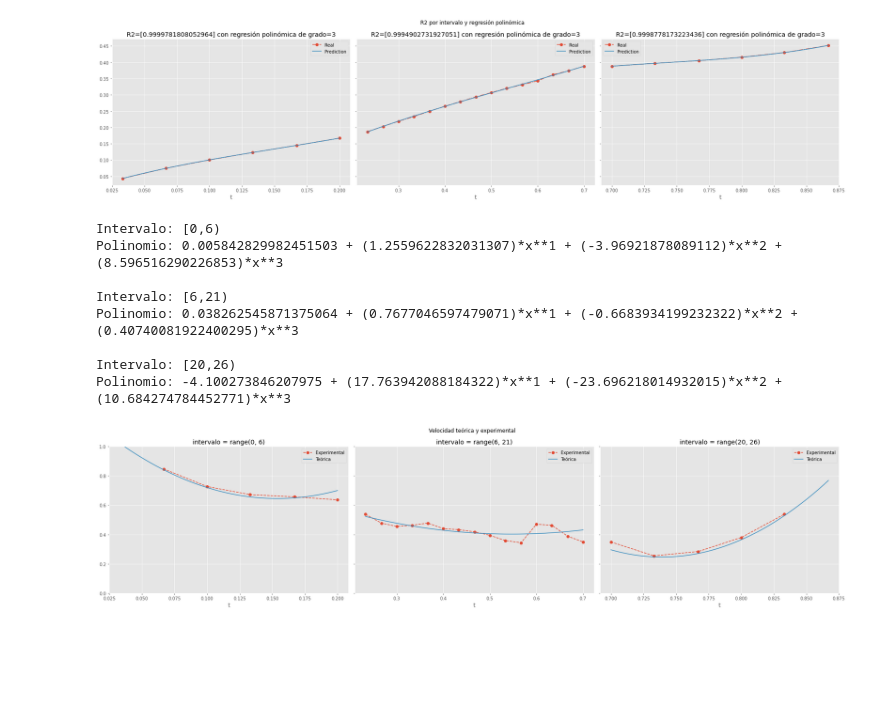
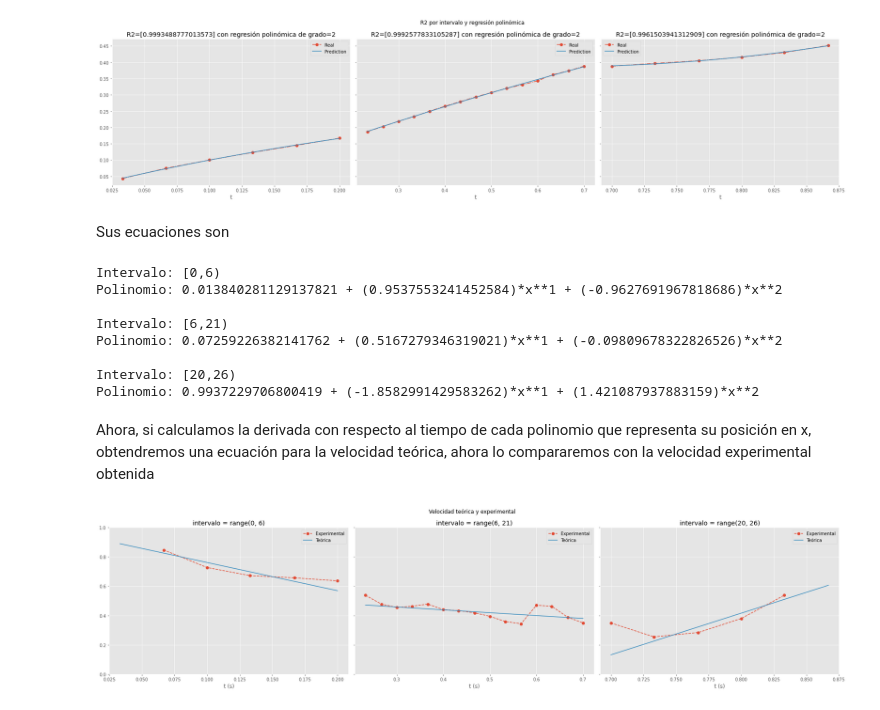
Before and after one commit to SebasGarcia08/horizontal-motion-physics, a Jupyter notebook: analisis.ipynb, the cells around one changed output. Drawn from its saved outputs; the diff is of its cells as text; code cells hidden in the pictures; blank space fills up the shorter version.

```diff
--- a/analisis.ipynb
+++ b/analisis.ipynb
@@ -39,14 +70,16 @@ df
 # %%
 f = interp1d(df.t, df.x)
-dominio = np.linspace(df.t.values[0], df.t.values[-1], 1000)
+dominio = np.linspace(df.t.values[0], df.t.values[-1], 100)
 data = {
     "t": dominio,
     "x": f(dominio)
 }
-plt.figure(figsize=(8,5))
+
 df2 = pd.DataFrame(data)
 df2.set_index("t").plot(label="Interpolated", linestyle="--", marker="o")
+plt.title("Interpolated")
 df.set_index("t").plot(label="Original",linestyle="--", marker="o")
+plt.title("Original")
 plt.legend()
 plt.show()
 # %% [output]
@@ -159,6 +207,6 @@ plt.show()
 # %%
 clfs = dict()
-degrees = list(range(1,3+1))
+degrees = list(range(1,2+1))
 data = dict(
     degrees=degrees
 )
@@ -192,7 +240,9 @@ for interval in intervals:
                 if max_prev_r2 < 1 and r2 > max_prev_r2:
                     clfs[interval] = clf
         else:
-            clfs[interval] = clf
+            if d == len(degrees):
+                clfs[interval] = clf
+                print(d)
         data[interval_str].append(r2)
 
 pd.DataFrame(data)
@@ -203,0 +256,3 @@ pd.DataFrame(data)
+# %%
+for interval, (clf, poly) in clfs.items():
+    print(poly.degree)
@@ -228,6 +289,8 @@ plt.tight_layout()
 plt.show()
 # %% [output]
 [figure]
+# %% [markdown]
+Sus ecuaciones son
 # %%
 # ^
 for interval, (linear_regression, _) in clfs.items():
@@ -238,13 +301,16 @@ for interval, (linear_regression, _) in clfs.items():
     print()
 # %% [output]
 Intervalo: [0,6)
-Polinomio: 0.005842829982451503 + (1.2559622832031307)*x**1 + (-3.96921878089112)*x**2 + (8.596516290226853)*x**3
+Polinomio: 0.013840281129137821 + (0.9537553241452584)*x**1 + (-0.9627691967818686)*x**2
 
 Intervalo: [6,21)
-Polinomio: 0.038262545871375064 + (0.7677046597479071)*x**1 + (-0.6683934199232322)*x**2 + (0.40740081922400295)*x**3
+Polinomio: 0.07259226382141762 + (0.5167279346319021)*x**1 + (-0.09809678322826526)*x**2
 
 Intervalo: [20,26)
-Polinomio: -4.100273846207975 + (17.763942088184322)*x**1 + (-23.696218014932015)*x**2 + (10.684274784452771)*x**3
+Polinomio: 0.9937229706800419 + (-1.8582991429583262)*x**1 + (1.421087937883159)*x**2
+# %% [markdown]
+Ahora, si calculamos la derivada con respecto al tiempo de cada polinomio que representa su posición en x, obtendremos una ecuación para la velocidad
+teórica, ahora lo compararemos con la velocidad experimental obtenida
 # %%
 def get_derivative_poly(
     clf: LinearRegression,
@@ -252,32 +318,32 @@ def get_derivative_poly(
 ) -> Callable[[float], float]:
     def f(x: np.ndarray) -> float:
         x_ = poly.transform(x)[:, :-1]
         betas = clf.coef_[:, 1:].T
         one_to_n = np.expand_dims(np.arange(len(betas)), -1) + 1
         derivatives = np.dot(x_,( one_to_n * betas))
         return derivatives
     return f
 
 fig, ax = plt.subplots(nrows=1, ncols=3, figsize=(3*8, 6), sharey=True)
 fig.suptitle("Velocidad teórica y experimental")
 
 for i, (intervalo, (clf, poly)) in enumerate(clfs.items()):
     derivative = get_derivative_poly(clf, poly)
 
     time = df.t.values[intervalo]
     time_theoretical = np.linspace(time[0], time[-1], 100).reshape(-1, 1)
 
     experimental_velocity = df.vx.values[intervalo]
     theroetical_velocity = derivative(time_theoretical)
 
     ax[i].set_title(f"{intervalo = }")
     ax[i].plot(time, experimental_velocity,label="Experimental", linestyle="--", marker="o")
     ax[i].plot(time_theoretical, theroetical_velocity, label="Teórica")
-    ax[i].set_xlabel("t")
+    ax[i].set_xlabel("t (s)")
     ax[i].legend()
 
 plt.ylim([0,1])
 plt.tight_layout()
 plt.show()
 # %% [output]
-[figure, old version]
+[figure, new version]
```
Also changed, not shown: parts of 17 cells of this notebook, 1 other file.
